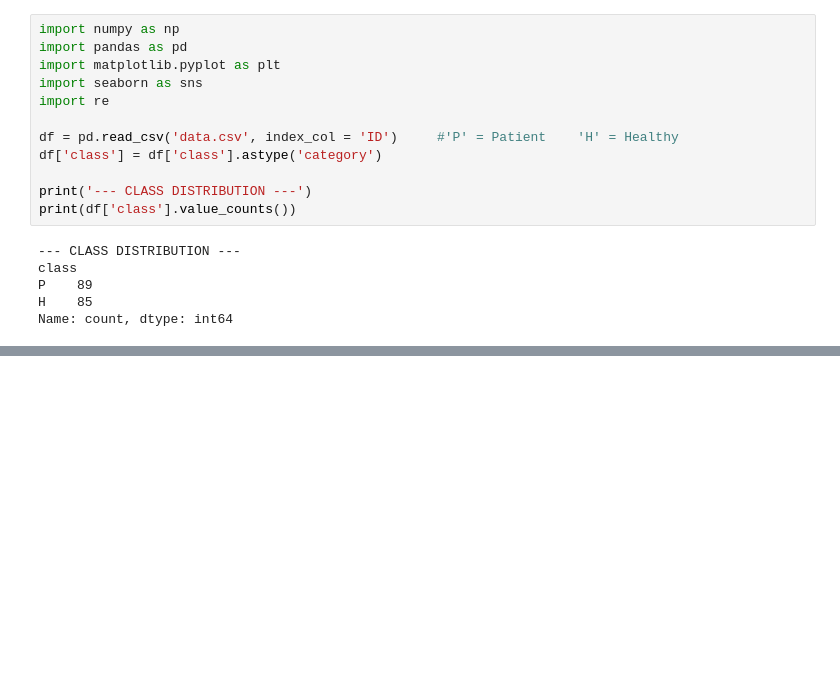
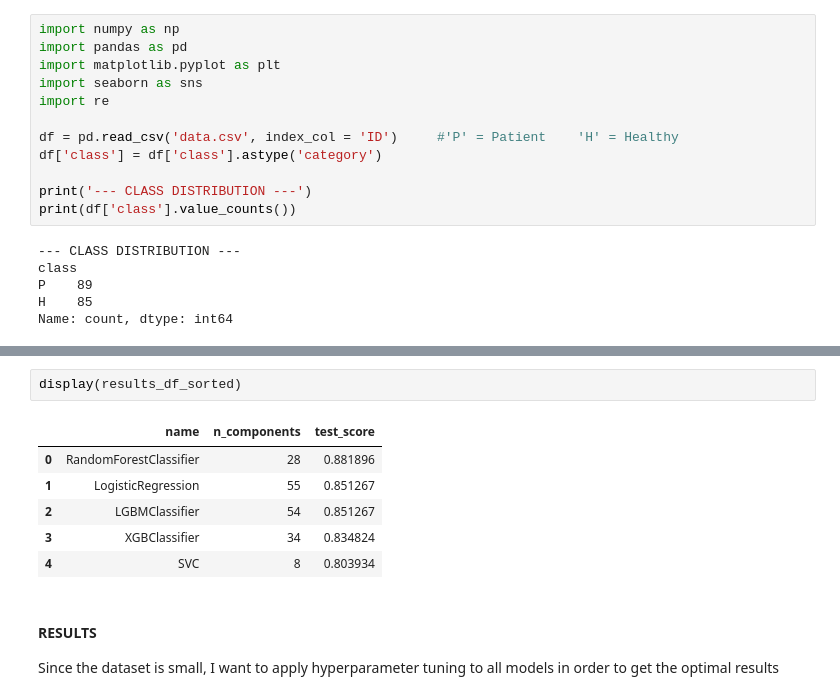
Before and after one commit to pimPijnenburg/Data-Science-Practice, a Jupyter notebook: darwin/darwin.ipynb, the cells around one changed output, grey strips where cells are left out. Cells and saved outputs as stored; diff of their text form; blank space fills up the shorter version.

```diff
--- a/darwin/darwin.ipynb
+++ b/darwin/darwin.ipynb
@@ -100,0 +151,12 @@ LGBMClassifier best score: 0.8401
+# %%
+display(results_df_sorted)
+# %% [output]
+|  | name | n_components | test_score |
+| 0 | RandomForestClassifier | 28 | 0.881896 |
+| 1 | LogisticRegression | 55 | 0.851267 |
+| 2 | LGBMClassifier | 54 | 0.851267 |
+| 3 | XGBClassifier | 34 | 0.834824 |
+| 4 | SVC | 8 | 0.803934 |
+# %% [markdown]
+<h4> RESULTS </h4>
+Since the dataset is small, I want to apply hyperparameter tuning to all models in order to get the optimal results
```
Also changed, not shown: parts of 8 cells of this notebook, 1 other file.
